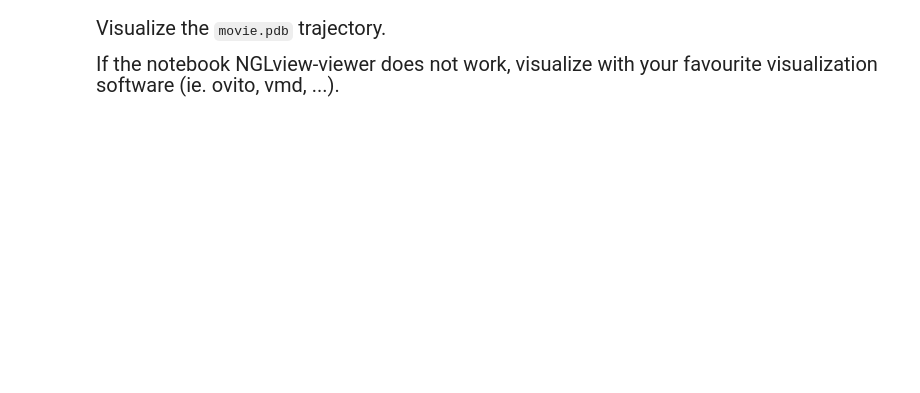
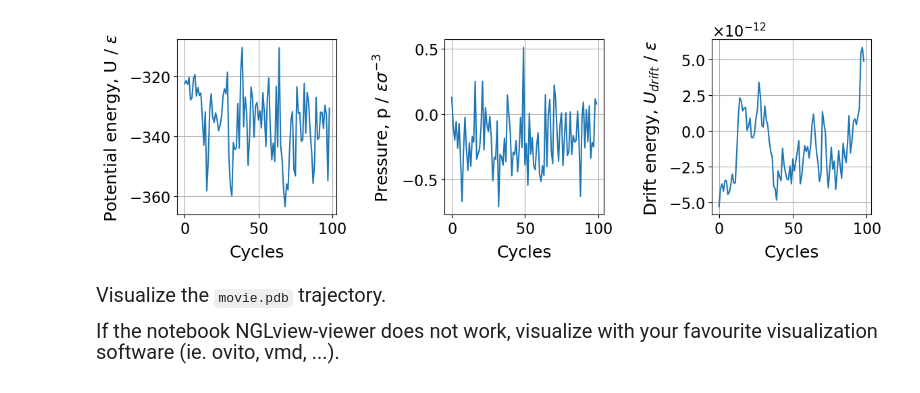
Before and after one commit to AaronDinesh/CH-490, a Jupyter notebook: Block2/3_lennard_jones_mc.ipynb, the cells around one changed output. Drawn from its saved outputs; the diff is of its cells as text; code cells hidden in the pictures; blank space fills up the shorter version.

```diff
--- a/Block2/3_lennard_jones_mc.ipynb
+++ b/Block2/3_lennard_jones_mc.ipynb
@@ -83,23 +98,26 @@ mc.run()
 # %%
 # Plot the results
 fig, ax = plt.subplots(1, 3, figsize=(12, 4))
 
+
 # start refactor
-ax[0].plot([], label="Potential energy")
-ax[1].plot([], label="Pressure")
-ax[2].plot([], label="Drift")
+ax[0].plot(range(len(mc.energies)), mc.energies, label="Potential energy")
+ax[1].plot(range(len(mc.pressures)), mc.pressures, label="Pressure")
+ax[2].plot(range(len(mc.driftEnergies)), mc.driftEnergies, label="Drift")
 # end refactor
 
 ax[0].set_xlabel("Cycles")
 ax[0].set_ylabel(r"Potential energy, U / $\varepsilon$")
 
 ax[1].set_xlabel("Cycles")
 ax[1].set_ylabel(r"Pressure, p / $\varepsilon \sigma^{-3}$")
 
 ax[2].set_xlabel("Cycles")
 ax[2].set_ylabel(r"Drift energy, $U_{drift}$ / $\varepsilon$")
 
 fig.tight_layout()
+# %% [output]
+[figure, added]
 # %% [markdown]
 <div style="max-width: 1000px; margin-left: 0; margin-right: auto; font-size: 20px; line-height: 1.6;">
 
```
Also changed, not shown: parts of 15 cells of this notebook, 6 other files.
